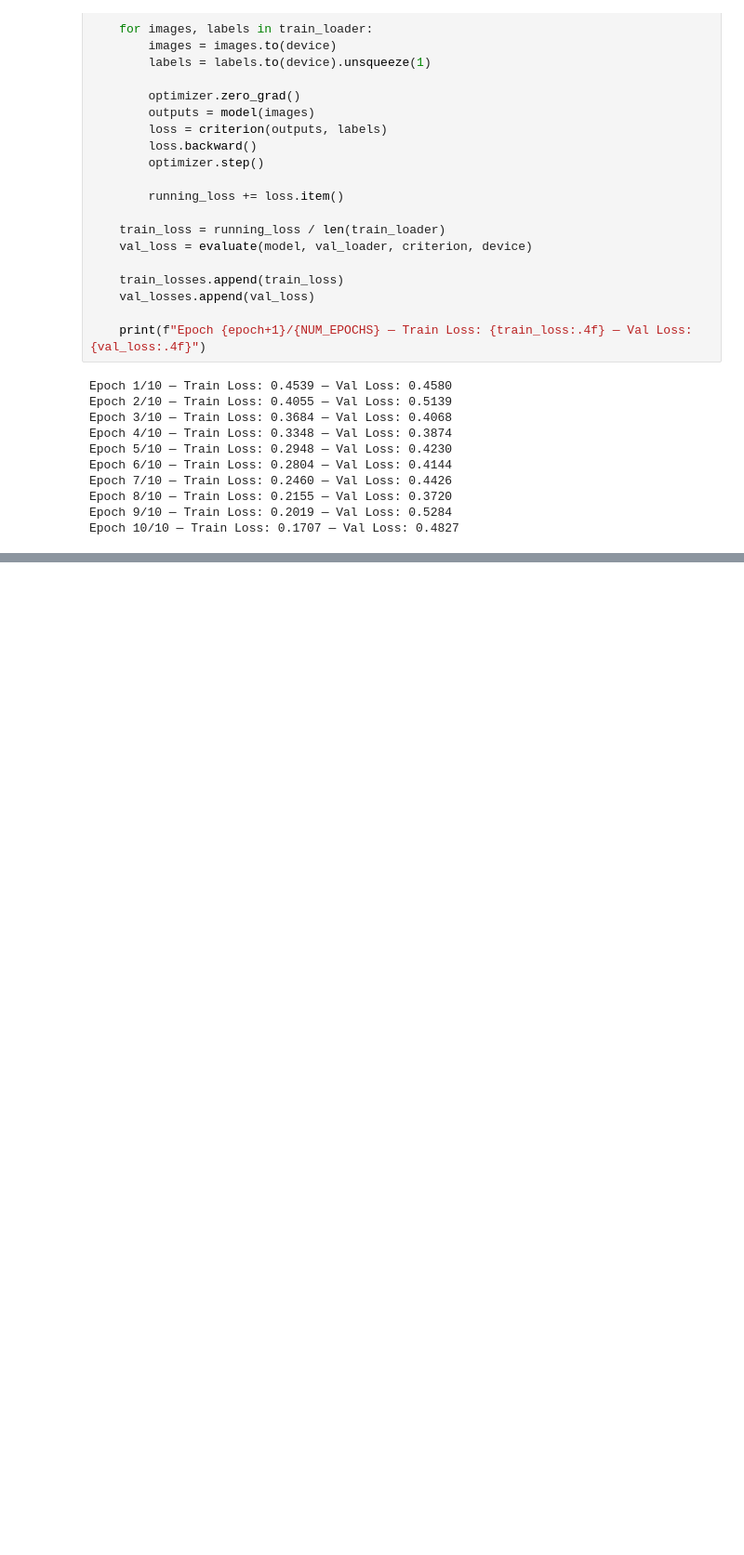
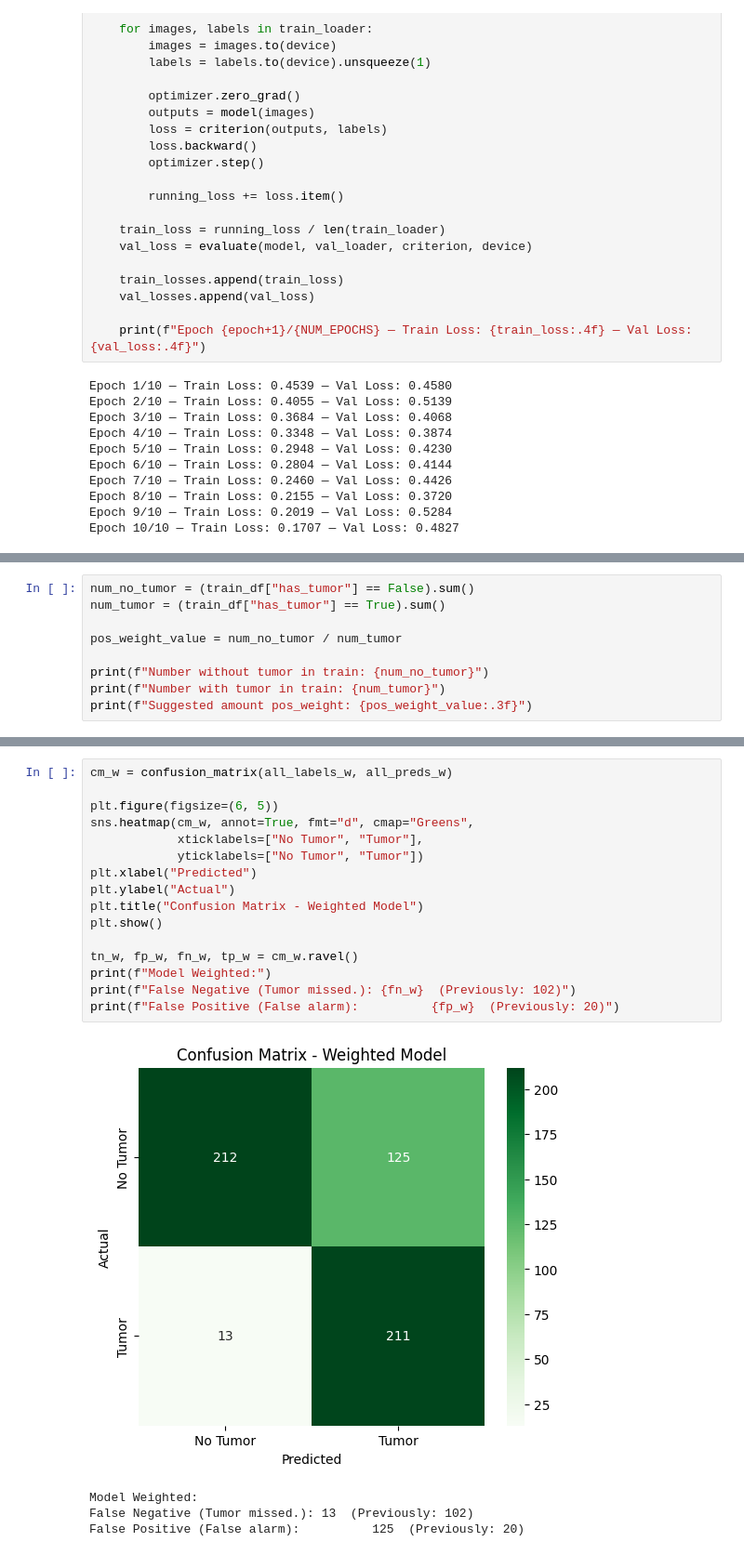
Before and after one commit to amirha-jafari/brain-tumor-detection-segmentation, a Jupyter notebook: notebooks/02_classification_baseline.ipynb, the cells around one changed output, grey strips where cells are left out. Shown at 93% size. Drawn from its saved outputs; the diff is of its cells as text; blank space fills up the shorter version.

```diff
--- a/notebooks/02_classification_baseline.ipynb
+++ b/notebooks/02_classification_baseline.ipynb
@@ -254,0 +352,9 @@ plt.show()
+# %%
+num_no_tumor = (train_df["has_tumor"] == False).sum()
+num_tumor = (train_df["has_tumor"] == True).sum()
+
+pos_weight_value = num_no_tumor / num_tumor
+
+print(f"Number without tumor in train: {num_no_tumor}")
+print(f"Number with tumor in train: {num_tumor}")
+print(f"Suggested amount pos_weight: {pos_weight_value:.3f}")
@@ -254,0 +469,21 @@ plt.show()
+# %%
+cm_w = confusion_matrix(all_labels_w, all_preds_w)
+
+plt.figure(figsize=(6, 5))
+sns.heatmap(cm_w, annot=True, fmt="d", cmap="Greens",
+            xticklabels=["No Tumor", "Tumor"],
+            yticklabels=["No Tumor", "Tumor"])
+plt.xlabel("Predicted")
+plt.ylabel("Actual")
+plt.title("Confusion Matrix - Weighted Model")
+plt.show()
+
+tn_w, fp_w, fn_w, tp_w = cm_w.ravel()
+print(f"Model Weighted:")
+print(f"False Negative (Tumor missed.): {fn_w}  (Previously: 102)")
+print(f"False Positive (False alarm):          {fp_w}  (Previously: 20)")
+# %% [output]
+[figure, added]
+Model Weighted:
+False Negative (Tumor missed.): 13  (Previously: 102)
+False Positive (False alarm):          125  (Previously: 20)
```
Also changed, not shown: parts of 12 cells of this notebook, 2 other files.
